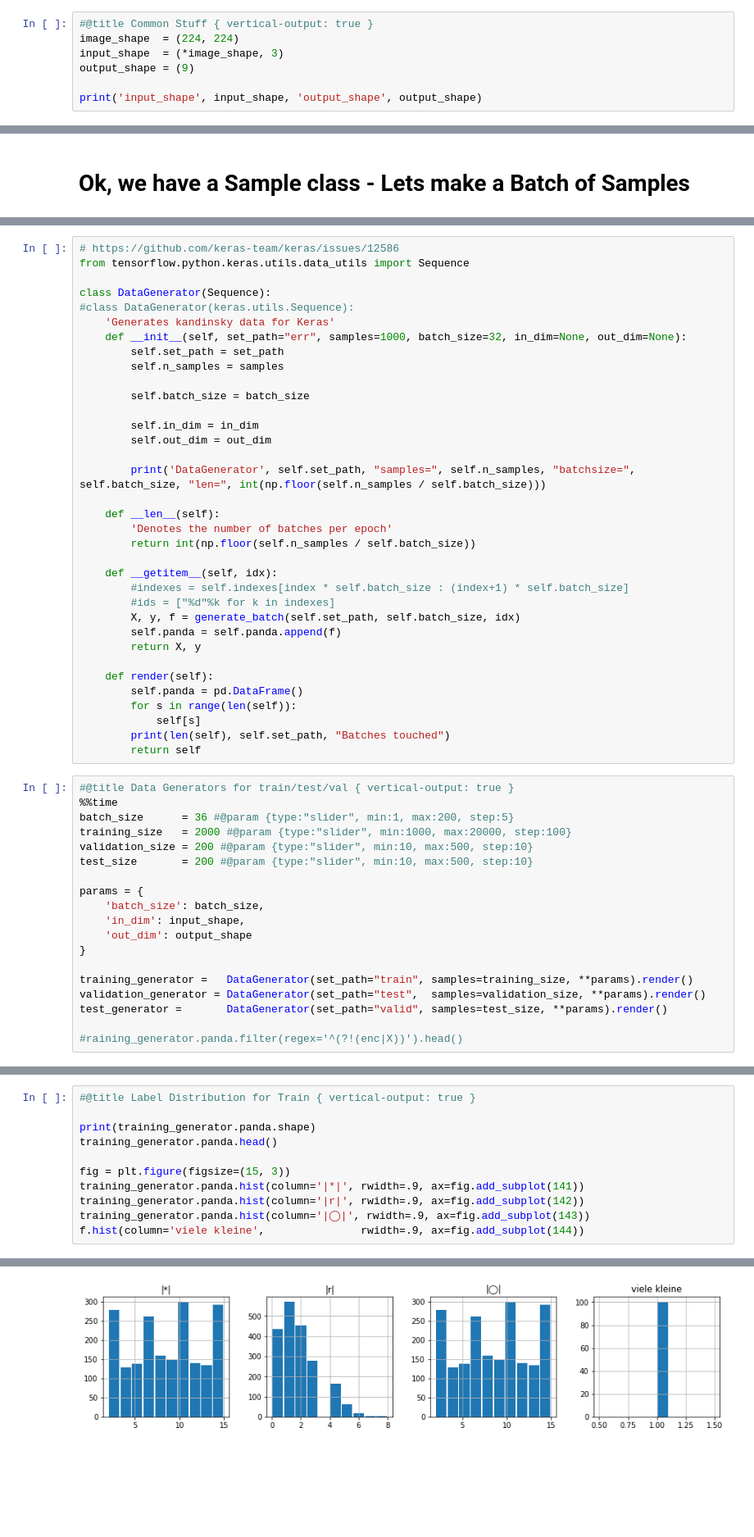
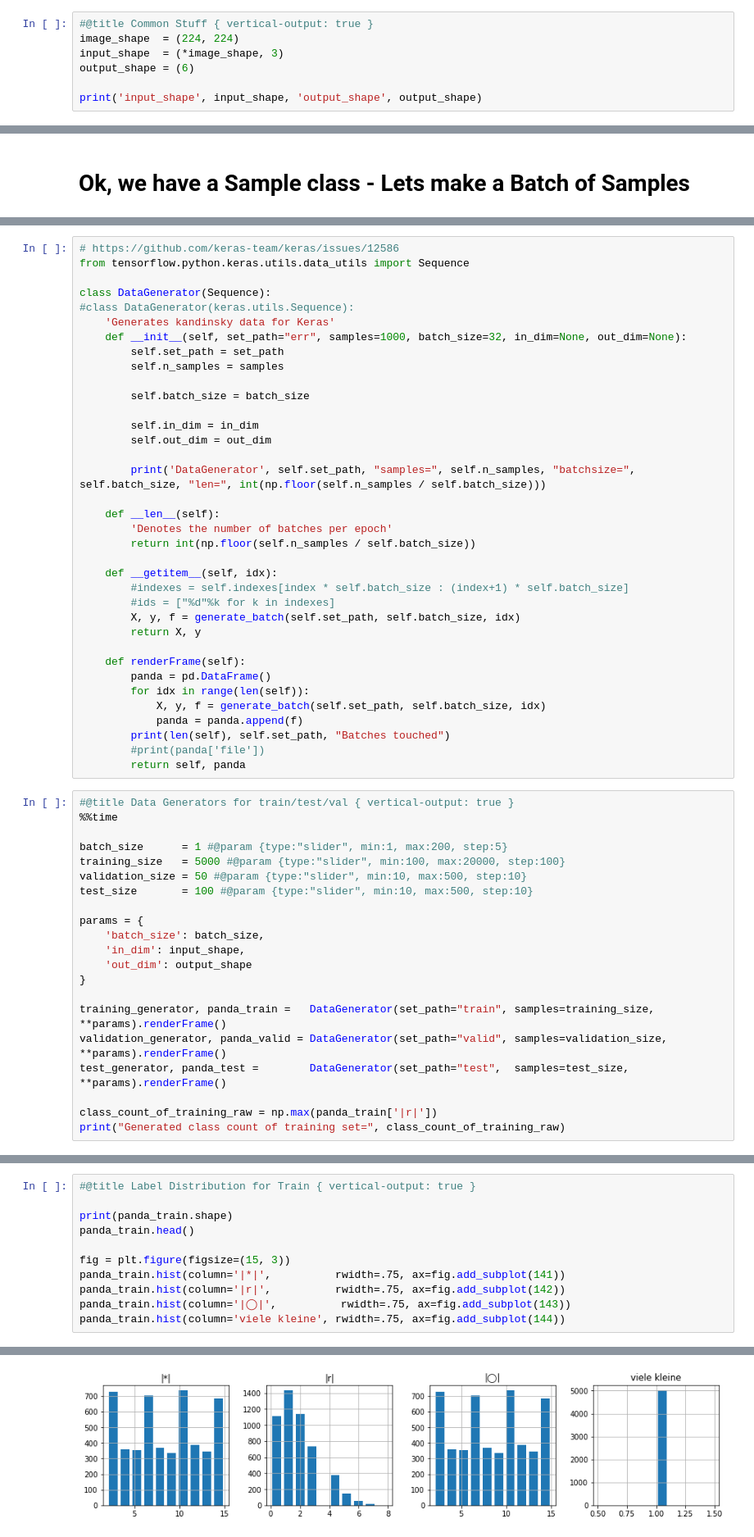
Before and after one commit to glouwa/app-kandinsky-pattern-generator, a Jupyter notebook: kandinsky_in_colab_Datagenerator_from_Frame.ipynb, the cells around one changed output, grey strips where cells are left out. Shown at 82% size. Saved outputs shown, nothing was run; the diff lists cells and outputs as text; blank space fills up the shorter version.

```diff
--- a/kandinsky_in_colab_Datagenerator_from_Frame.ipynb
+++ b/kandinsky_in_colab_Datagenerator_from_Frame.ipynb
@@ -53,7 +54,7 @@ the output shape is defined by their amount and encodings.
 #@title Common Stuff { vertical-output: true }
 image_shape  = (224, 224)
 input_shape  = (*image_shape, 3)
-output_shape = (9)
+output_shape = (6)
 
 print('input_shape', input_shape, 'output_shape', output_shape)
 # %% [output]
@@ -332,22 +313,24 @@ class DataGenerator(Sequence):
         #indexes = self.indexes[index * self.batch_size : (index+1) * self.batch_size]
         #ids = ["%d"%k for k in indexes]
         X, y, f = generate_batch(self.set_path, self.batch_size, idx)
-        self.panda = self.panda.append(f)
         return X, y
 
-    def render(self):
-        self.panda = pd.DataFrame()
-        for s in range(len(self)):
-            self[s]
+    def renderFrame(self):
+        panda = pd.DataFrame()
+        for idx in range(len(self)):
+            X, y, f = generate_batch(self.set_path, self.batch_size, idx)
+            panda = panda.append(f)
         print(len(self), self.set_path, "Batches touched")
-        return self
+        #print(panda['file'])
+        return self, panda
 # %%
 #@title Data Generators for train/test/val { vertical-output: true }
 %%time
-batch_size      = 36 #@param {type:"slider", min:1, max:200, step:5}
-training_size   = 2000 #@param {type:"slider", min:1000, max:20000, step:100}
-validation_size = 200 #@param {type:"slider", min:10, max:500, step:10}
-test_size       = 200 #@param {type:"slider", min:10, max:500, step:10}
+
+batch_size      = 1 #@param {type:"slider", min:1, max:200, step:5}
+training_size   = 5000 #@param {type:"slider", min:100, max:20000, step:100}
+validation_size = 50 #@param {type:"slider", min:10, max:500, step:10}
+test_size       = 100 #@param {type:"slider", min:10, max:500, step:10}
 
 params = {
     'batch_size': batch_size,
@@ -355,9 +338,10 @@ params = {
     'out_dim': output_shape
 }
 
-training_generator =   DataGenerator(set_path="train", samples=training_size, **params).render()
-validation_generator = DataGenerator(set_path="test",  samples=validation_size, **params).render()
-test_generator =       DataGenerator(set_path="valid", samples=test_size, **params).render()
+training_generator, panda_train =   DataGenerator(set_path="train", samples=training_size, **params).renderFrame()
+validation_generator, panda_valid = DataGenerator(set_path="valid", samples=validation_size, **params).renderFrame()
+test_generator, panda_test =        DataGenerator(set_path="test",  samples=test_size, **params).renderFrame()
 
-#raining_generator.panda.filter(regex='^(?!(enc|X))').head()
+class_count_of_training_raw = np.max(panda_train['|r|'])
+print("Generated class count of training set=", class_count_of_training_raw)
 # %% [output]
@@ -399,12 +385,12 @@ training_generator.panda.filter(regex='^(?!(enc|X))').head()
 # %%
 #@title Label Distribution for Train { vertical-output: true }
 
-print(training_generator.panda.shape)
-training_generator.panda.head()
+print(panda_train.shape)
+panda_train.head()
 
 fig = plt.figure(figsize=(15, 3))
-training_generator.panda.hist(column='|*|', rwidth=.9, ax=fig.add_subplot(141))
-training_generator.panda.hist(column='|r|', rwidth=.9, ax=fig.add_subplot(142))
-training_generator.panda.hist(column='|◯|', rwidth=.9, ax=fig.add_subplot(143))
-f.hist(column='viele kleine',               rwidth=.9, ax=fig.add_subplot(144))
+panda_train.hist(column='|*|',          rwidth=.75, ax=fig.add_subplot(141))
+panda_train.hist(column='|r|',          rwidth=.75, ax=fig.add_subplot(142))
+panda_train.hist(column='|◯|',          rwidth=.75, ax=fig.add_subplot(143))
+panda_train.hist(column='viele kleine', rwidth=.75, ax=fig.add_subplot(144))
 # %% [output]
@@ -412,3 +398,3 @@ f.hist(column='viele kleine',               rwidth=.9, ax=fig.add_subplot(144))
 array([<matplotlib.axes._subplots.AxesSubplot object at 0x...>],
       dtype=object)
-[figure, old version]
+[figure, new version]
```
Also changed, not shown: parts of 47 cells of this notebook.
